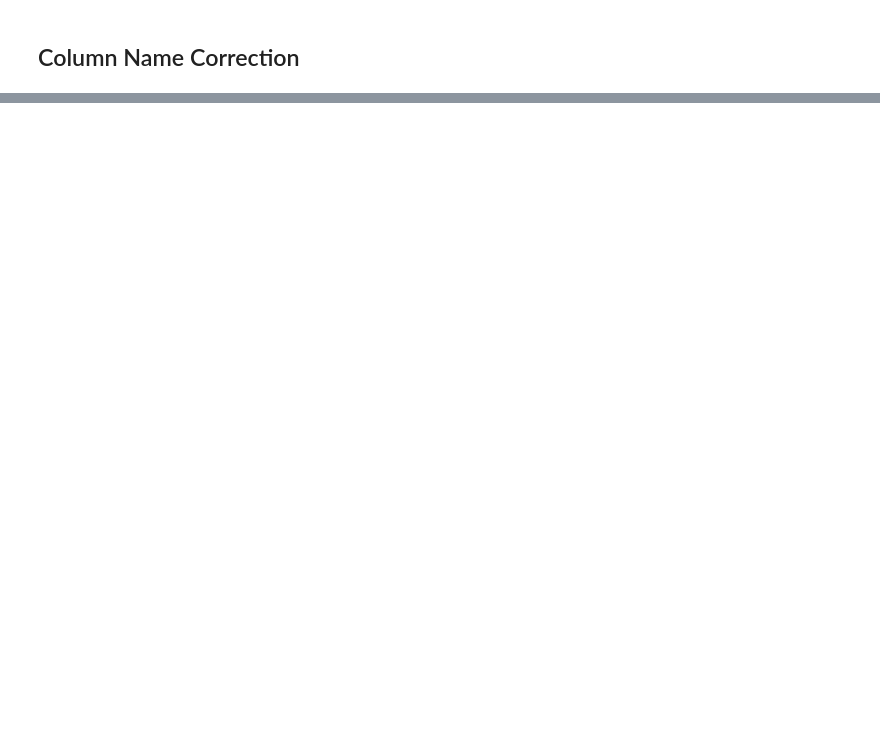
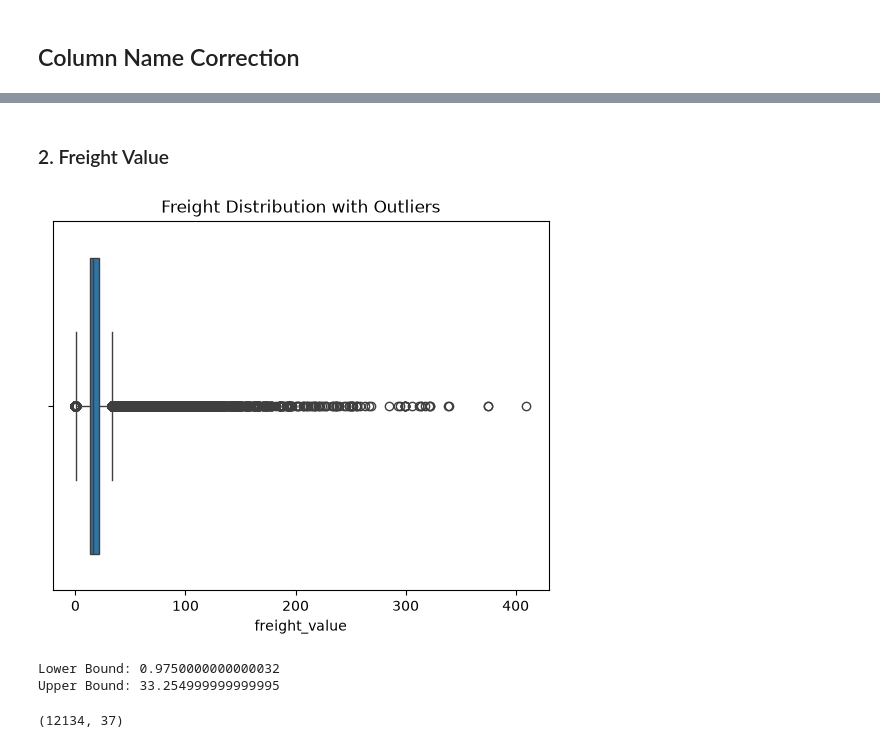
Before and after one commit to RISH-VERSION/Brazilian_E-Commerce_Olist_Data_Analytics_project, a Jupyter notebook: notebooks/DataPreprocessing.ipynb, the cells around one changed output, grey strips where cells are left out. Drawn from its saved outputs; the diff is of its cells as text; code cells hidden in the pictures; blank space fills up the shorter version.

```diff
--- a/notebooks/DataPreprocessing.ipynb
+++ b/notebooks/DataPreprocessing.ipynb
@@ -312,0 +342,28 @@ plt.show()
+# %% [markdown]
+### 2. Freight Value
+# %%
+sns.boxplot(x=main_df["freight_value"])
+plt.title("Freight Distribution with Outliers")
+plt.show()
+# %% [output]
+[figure, added]
+# %%
+Q1 = main_df["freight_value"].quantile(0.25)
+Q3 = main_df["freight_value"].quantile(0.75)
+
+# Calculating InterQuartileRange
+IQR = Q3 - Q1
+# Calculating Lower and Upper Bounds
+lower_bound = Q1 - 1.5 * IQR
+upper_bound = Q3 + 1.5 * IQR
+
+print(f"Lower Bound: {lower_bound}")
+print(f"Upper Bound: {upper_bound}")
+# %% [output]
+Lower Bound: 0.9750000000000032
+Upper Bound: 33.254999999999995
+# %%
+freight_outliers = main_df[ (main_df["freight_value"] < lower_bound) | (main_df["freight_value"] > upper_bound)]
+print(freight_outliers.shape)
+# %% [output]
+(12134, 37)
```
Also changed, not shown: parts of 17 cells of this notebook, 3 other files.
